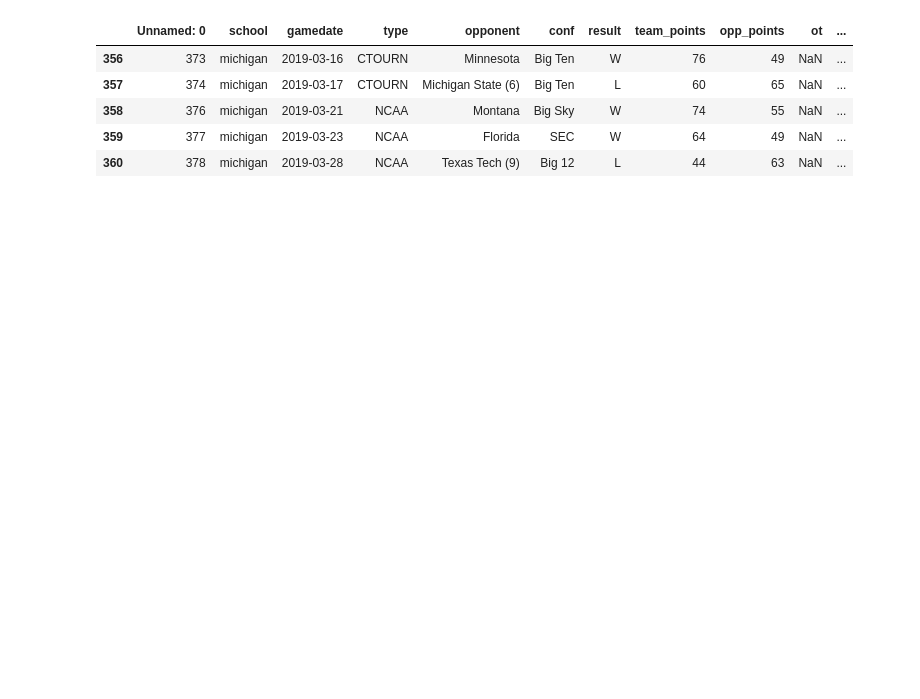
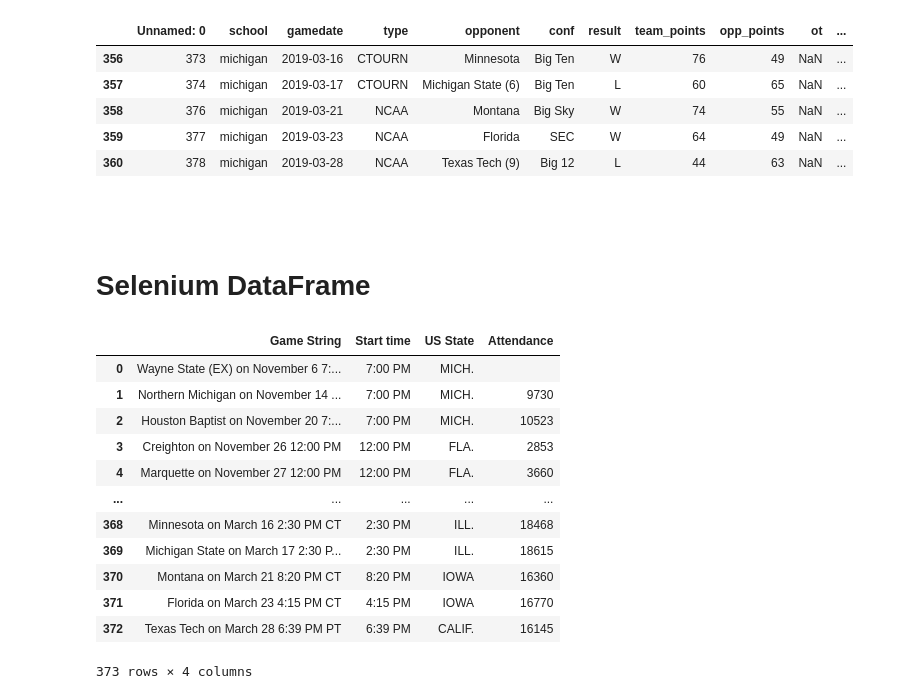
Before and after one commit to djboudia/milestone, a Jupyter notebook: 03_notebooks/basketball_times.ipynb, the cells around one changed output. Drawn from its saved outputs; the diff is of its cells as text; code cells hidden in the pictures; blank space fills up the shorter version.

```diff
--- a/03_notebooks/basketball_times.ipynb
+++ b/03_notebooks/basketball_times.ipynb
@@ -325,0 +191,34 @@ attendance
+# %%
+%%time
+from selenium import webdriver
+from selenium.webdriver.common.by import By
+from selenium.webdriver.chrome.service import Service
+
+s = Service('C:/Program Files/chromedriver/chromedriver.exe')
+browser = webdriver.Chrome(service=s)
+
+msu_url = 'https://msuspartans.com/sports/mens-basketball/schedule/2009-10'
+
+seasons = ['2009-10', '2010-11', '2011-12', '2012-13', '2013-14', '2014-15', '2015-16', '2016-17', '2017-18', '2018-19']
+attendance = []
+
+for season in seasons:
+    url = (f'https://mgoblue.com/sports/mens-basketball/schedule/{season}')
+    browser.get(url)
+    browser.implicitly_wait(0.5)
+
+    # open each game's flyout
+    elements = browser.find_elements(By.XPATH, "//button[@class='sidearm-schedule-game-toggle noprint']")
+    for e in elements:
+        browser.execute_script("arguments[0].click();", e)
+        browser.implicitly_wait(0.5)
+        time.sleep(1)
+
+    # grab each game's attendance from <dd> tag after expanding each game
+    elements = browser.find_elements(By.XPATH, "//div[@class='sidearm-schedule-game-extra-leaders flex-item-1']//dd[@data-bind='text: attendance']")
+    for e in elements:
+        if e.text != '':
+            attendance.append(e.get_attribute('textContent'))
+            browser.implicitly_wait(0.5)
+            time.sleep(0.2)
+    browser.implicitly_wait(0.5)
@@ -326,3 +254,11 @@ attendance
+# %%
+# insert empty values for the three exhibition games w/out <dd> tags
+attendance.insert(0, '') # Wayne State EX game with no attendance recorded
+attendance.insert(33, '') # EX game with no attendance recorded
+attendance.insert(69, '') # EX game with no attendance recorded
+attendance.insert(341, '') # George Washington game had no attendance recorded
+# %%
+attendance_series = pd.Series(attendance, name='Attendance')
 # %% [markdown]
 
 &nbsp;
@@ -412,3 +321,9 @@ df_cbb[df_cbb['school'] == 'michigan'].tail()
 | 358 | 376 | michigan | 2019-03-21 | NCAA | Montana | Big Sky | W | 74 | 55 | NaN | ... |
 | 359 | 377 | michigan | 2019-03-23 | NCAA | Florida | SEC | W | 64 | 49 | NaN | ... |
 | 360 | 378 | michigan | 2019-03-28 | NCAA | Texas Tech (9) | Big 12 | L | 44 | 63 | NaN | ... |
+# %% [markdown]
+
+&nbsp;
+# %% [markdown]
+
+# Selenium DataFrame
@@ -414,0 +332,17 @@ df_cbb[df_cbb['school'] == 'michigan'].tail()
+# %%
+df_selenium = pd.concat([game_strings, season_times, states, attendance_series], axis=1)
+df_selenium
+# %% [output]
+|  | Game String | Start time | US State | Attendance |
+| 0 | Wayne State (EX) on November 6 7:... | 7:00 PM | MICH. |  |
+| 1 | Northern Michigan on November 14 ... | 7:00 PM | MICH. | 9730 |
+| 2 | Houston Baptist on November 20 7:... | 7:00 PM | MICH. | 10523 |
+| 3 | Creighton on November 26 12:00 PM | 12:00 PM | FLA. | 2853 |
+| 4 | Marquette on November 27 12:00 PM | 12:00 PM | FLA. | 3660 |
+| ... | ... | ... | ... | ... |
+| 368 | Minnesota on March 16 2:30 PM CT | 2:30 PM | ILL. | 18468 |
+| 369 | Michigan State on March 17 2:30 P... | 2:30 PM | ILL. | 18615 |
+| 370 | Montana on March 21 8:20 PM CT | 8:20 PM | IOWA | 16360 |
+| 371 | Florida on March 23 4:15 PM CT | 4:15 PM | IOWA | 16770 |
+| 372 | Texas Tech on March 28 6:39 PM PT | 6:39 PM | CALIF. | 16145 |
+373 rows × 4 columns
```
Also changed, not shown: parts of 45 cells of this notebook.
